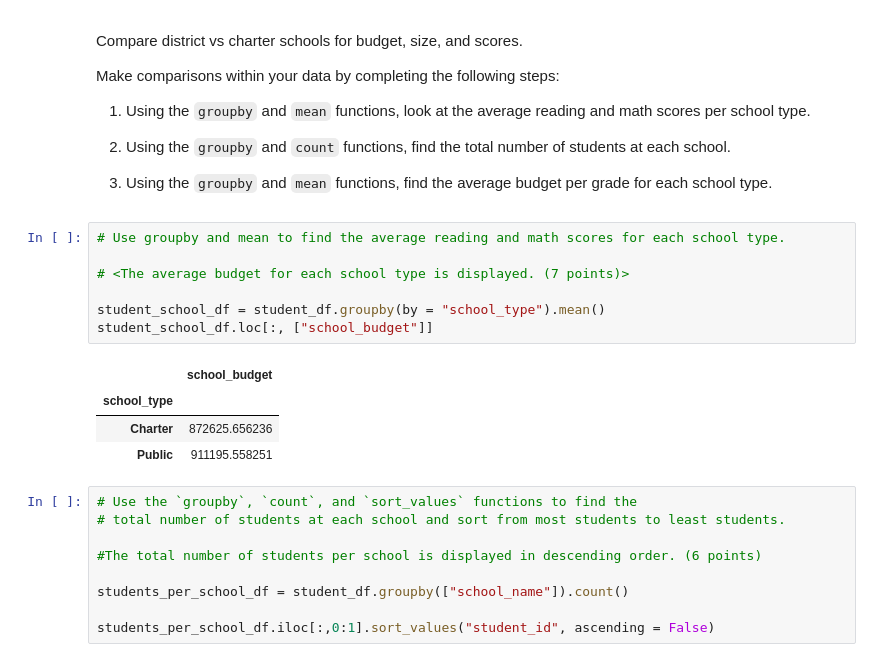
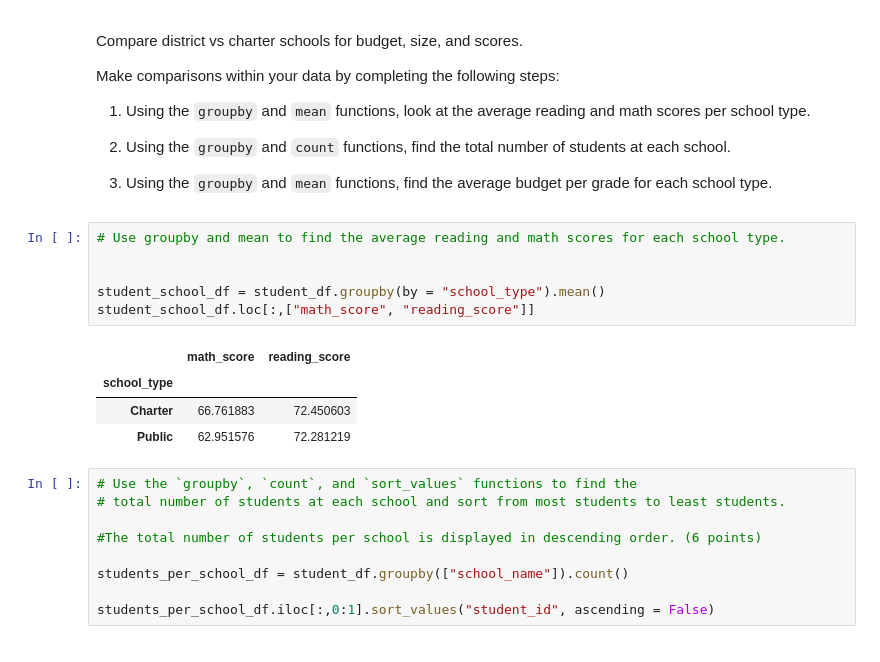
Before and after one commit to mmcnamarainco/PyCity, a Jupyter notebook: School_District_Analysis.ipynb, the cells around one changed output. Cells and saved outputs as stored; diff of their text form.

```diff
--- a/School_District_Analysis.ipynb
+++ b/School_District_Analysis.ipynb
@@ -293,15 +293,14 @@ Make comparisons within your data by completing the following steps:
 # %%
 # Use groupby and mean to find the average reading and math scores for each school type.
 
-# <The average budget for each school type is displayed. (7 points)>
 
 student_school_df = student_df.groupby(by = "school_type").mean()
-student_school_df.loc[:, ["school_budget"]]
+student_school_df.loc[:,["math_score", "reading_score"]]
 # %% [output]
-|  | school_budget |
-| school_type |  |
-| Charter | 872625.656236 |
-| Public | 911195.558251 |
+|  | math_score | reading_score |
+| school_type |  |  |
+| Charter | 66.761883 | 72.450603 |
+| Public | 62.951576 | 72.281219 |
 # %%
 # Use the `groupby`, `count`, and `sort_values` functions to find the
 # total number of students at each school and sort from most students to least students.
```
Also changed, not shown: parts of 1 cell of this notebook.
